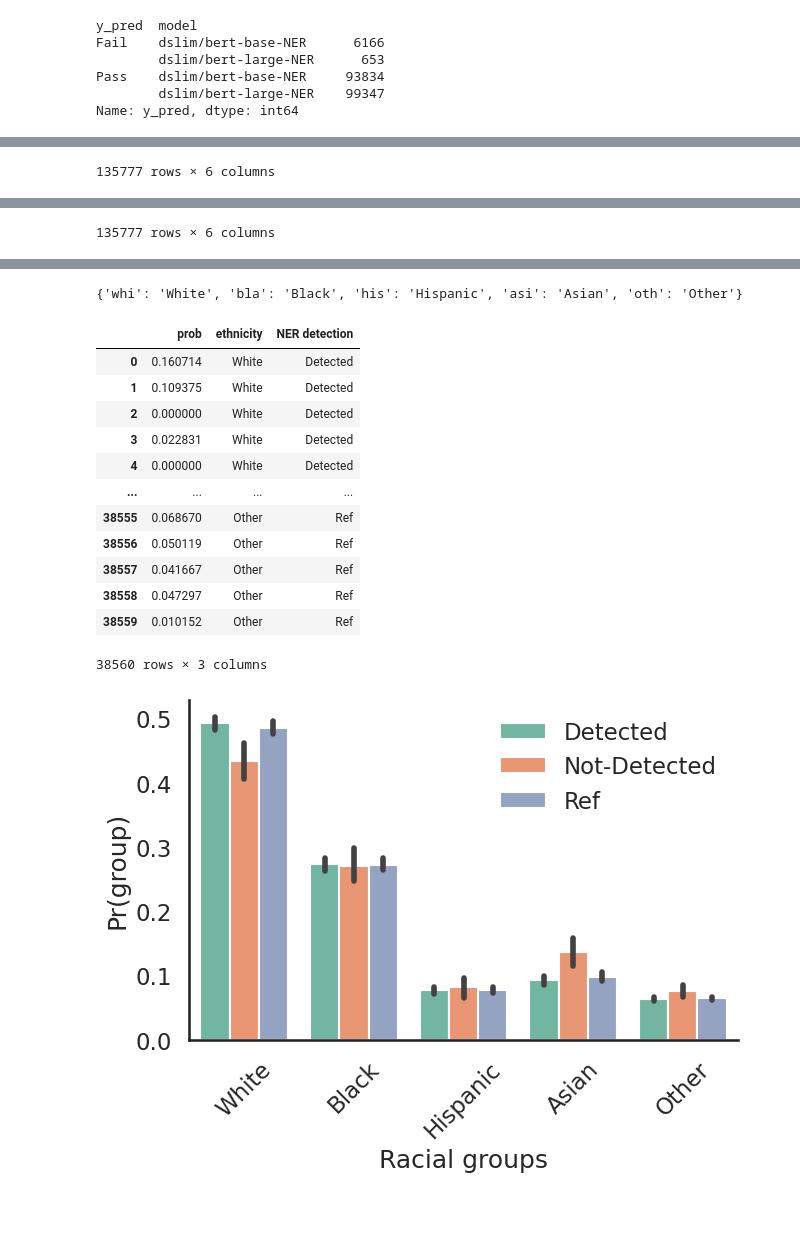
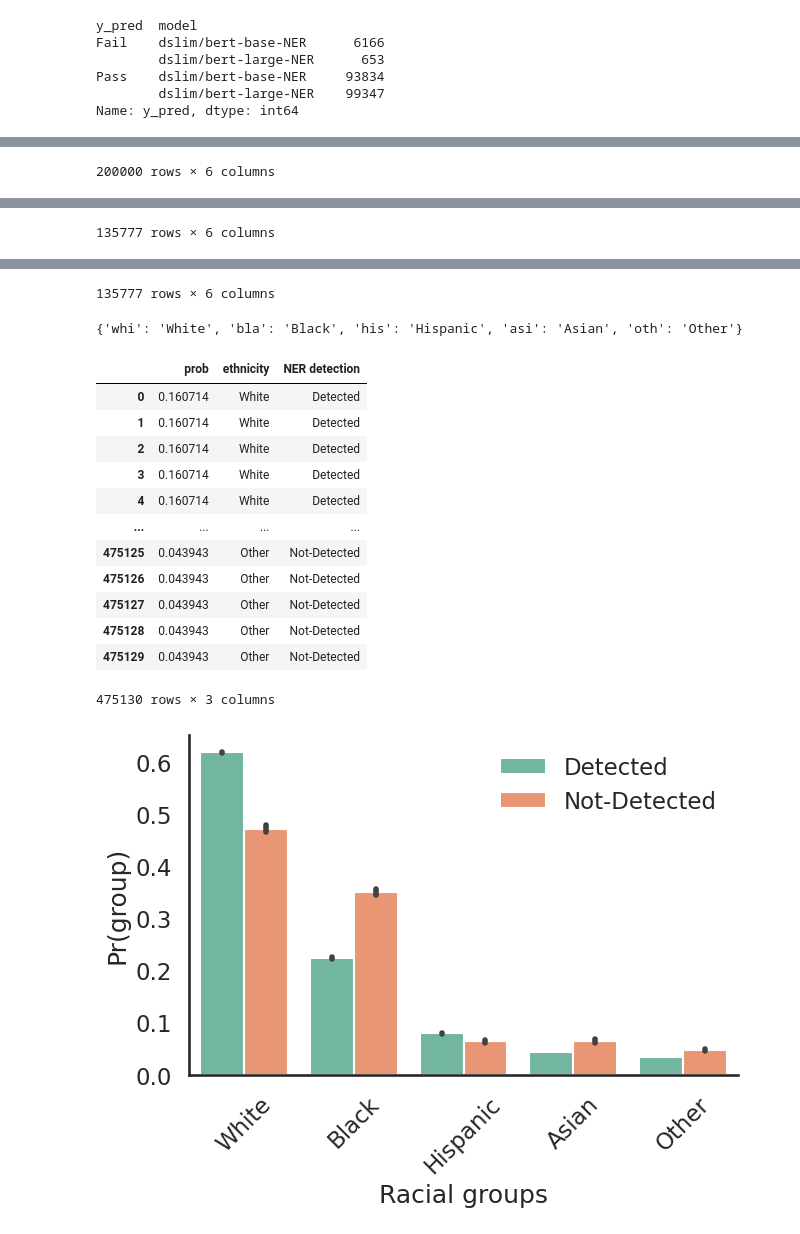
Before and after one commit to jasminium/raiit-2023, a Jupyter notebook: ner_failures.ipynb, the cells around one changed output, grey strips where cells are left out. Drawn from its saved outputs; the diff is of its cells as text; code cells hidden in the pictures.

```diff
--- a/ner_failures.ipynb
+++ b/ner_failures.ipynb
@@ -332,23 +332,23 @@ Pass    dslim/bert-base-NER     93834
         dslim/bert-large-NER    99347
 Name: y_pred, dtype: int64
 # %%
-df_mistakes = pd.DataFrame({
-    'firstname': results_df[(results_df['y_pred'] == 'Fail') & (results_df['model'] == 'dslim/bert-base-NER')]['Name'].unique()
-})
+display(results_df)
 
-df_correct = pd.DataFrame({
-    'firstname': results_df[(results_df['y_pred'] == 'Pass') & (results_df['model'] == 'dslim/bert-base-NER')]['Name'].unique()
-})
+df_mistakes = results_df[(results_df['y_pred'] == 'Fail') & (results_df['model'] == 'dslim/bert-base-NER')][['Name', 'Population Percentage']]
+df_mistakes['firstname'] = df_mistakes['Name']
+df_mistakes.drop_duplicates()
 
-df_ref = pd.DataFrame({
-    'firstname': results_df[results_df['model'] == 'dslim/bert-base-NER']['Name'].unique()
-})
+df_correct = results_df[(results_df['y_pred'] == 'Pass') & (results_df['model'] == 'dslim/bert-base-NER')][['Name', 'Population Percentage']]
+df_correct['firstname'] = df_correct['Name']
+df_correct.drop_duplicates()
+
+df_ref = results_df[results_df['model'] == 'dslim/bert-base-NER'][['Name', 'Population Percentage']]
+df_ref['firstname'] = df_ref['Name']
+df_ref.drop_duplicates()
 
 df_correct['firstname'] = df_correct['firstname'].str.upper()
 df_mistakes['firstname'] = df_mistakes['firstname'].str.upper()
 df_ref['firstname'] = df_ref['firstname'].str.upper()
-
-
 
 #ethnicity_estimates = pd.read_csv('data/firstnames.csv')
 ethnicity_estimates = pd.read_csv('data/first_nameRaceProbs.csv')
@@ -388,7 +388,7 @@ ethnicity = np.concatenate(ethnicity, axis=0)
 df_prob = pd.DataFrame({
     'prob': probs,
     'ethnicity': ethnicity,
-    'NER detection': ['Not-Detected'] * len(probs)
+    'NER detection': ['Fail'] * len(probs)
 })
 
 # general
@@ -400,7 +400,7 @@ ethnicity = np.concatenate(ethnicity, axis=0)
 df_prob_pop = pd.DataFrame({
     'prob': probs,
     'ethnicity': ethnicity,
-    'NER detection': ['Detected'] * len(probs)
+    'NER detection': ['Pass'] * len(probs)
 })
 
 # general
@@ -415,7 +415,7 @@ df_prob_ref = pd.DataFrame({
     'NER detection': ['Ref'] * len(probs)
 })
 
-df_sets = pd.concat([df_prob_pop, df_prob, df_prob_ref]).reset_index(drop=True)
+df_sets = pd.concat([df_prob_pop, df_prob]).reset_index(drop=True)
 
 plt.figure(constrained_layout=True)
 group_map = dict(zip(['whi','bla','his','asi','oth'], ['White', 'Black', 'Hispanic', 'Asian', 'Other']))
@@ -425,7 +425,7 @@ df_sets = df_sets.replace(group_map)
 display(df_sets)
 
 
-ax = sns.barplot(data=df_sets, y='prob', x='ethnicity', hue='NER detection')
+ax = sns.barplot(data=df_sets, y='prob', x='ethnicity', hue='NER detection', hue_order=['Detected','Not-Detected'])
 plt.xticks(rotation=45)
 plt.xlabel('Racial groups')
 plt.ylabel(r'Pr(group)')
@@ -451,4 +451,4 @@ plt.show()
-135777 rows × 6 columns
+200000 rows × 6 columns
 |  | firstname | whi | bla | his | asi | oth |
 | 0 | A | 0.729594 | 0.210716 | 0.019178 | 0.021335 | 0.019178 |
 | 1 | AABIDA | 0.000000 | 0.000000 | 0.000000 | 0.560000 | 0.440000 |
@@ -465,15 +477,16 @@ plt.show()
-{'whi': 'White', 'bla': 'Black', 'his': 'Hispanic', 'asi': 'Asian', 'oth': 'Other'}
+135777 rows × 6 columns
-|  | prob | ethnicity | NER detection |
-| 0 | 0.160714 | White | Detected |
-| 1 | 0.109375 | White | Detected |
-| 2 | 0.000000 | White | Detected |
-| 3 | 0.022831 | White | Detected |
-| 4 | 0.000000 | White | Detected |
-| ... | ... | ... | ... |
-| 38555 | 0.068670 | Other | Ref |
-| 38556 | 0.050119 | Other | Ref |
-| 38557 | 0.041667 | Other | Ref |
-| 38558 | 0.047297 | Other | Ref |
-| 38559 | 0.010152 | Other | Ref |
-38560 rows × 3 columns
+{'whi': 'White', 'bla': 'Black', 'his': 'Hispanic', 'asi': 'Asian', 'oth': 'Other'}
+|  | prob | ethnicity | NER detection |
+| 0 | 0.160714 | White | Detected |
+| 1 | 0.160714 | White | Detected |
+| 2 | 0.160714 | White | Detected |
+| 3 | 0.160714 | White | Detected |
+| 4 | 0.160714 | White | Detected |
+| ... | ... | ... | ... |
+| 475125 | 0.043943 | Other | Not-Detected |
+| 475126 | 0.043943 | Other | Not-Detected |
+| 475127 | 0.043943 | Other | Not-Detected |
+| 475128 | 0.043943 | Other | Not-Detected |
+| 475129 | 0.043943 | Other | Not-Detected |
+475130 rows × 3 columns
-[figure, old version]
+[figure, new version]
```
Also changed, not shown: parts of 1 cell of this notebook, 2 other files.
